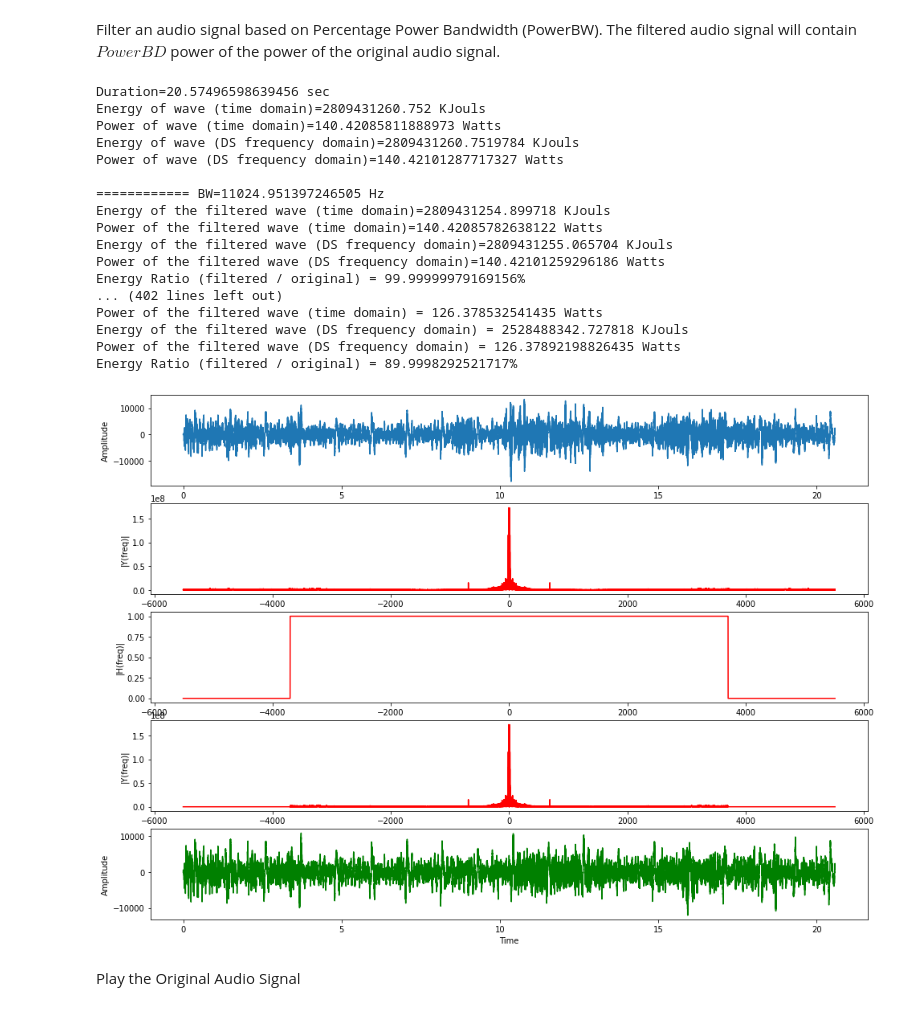
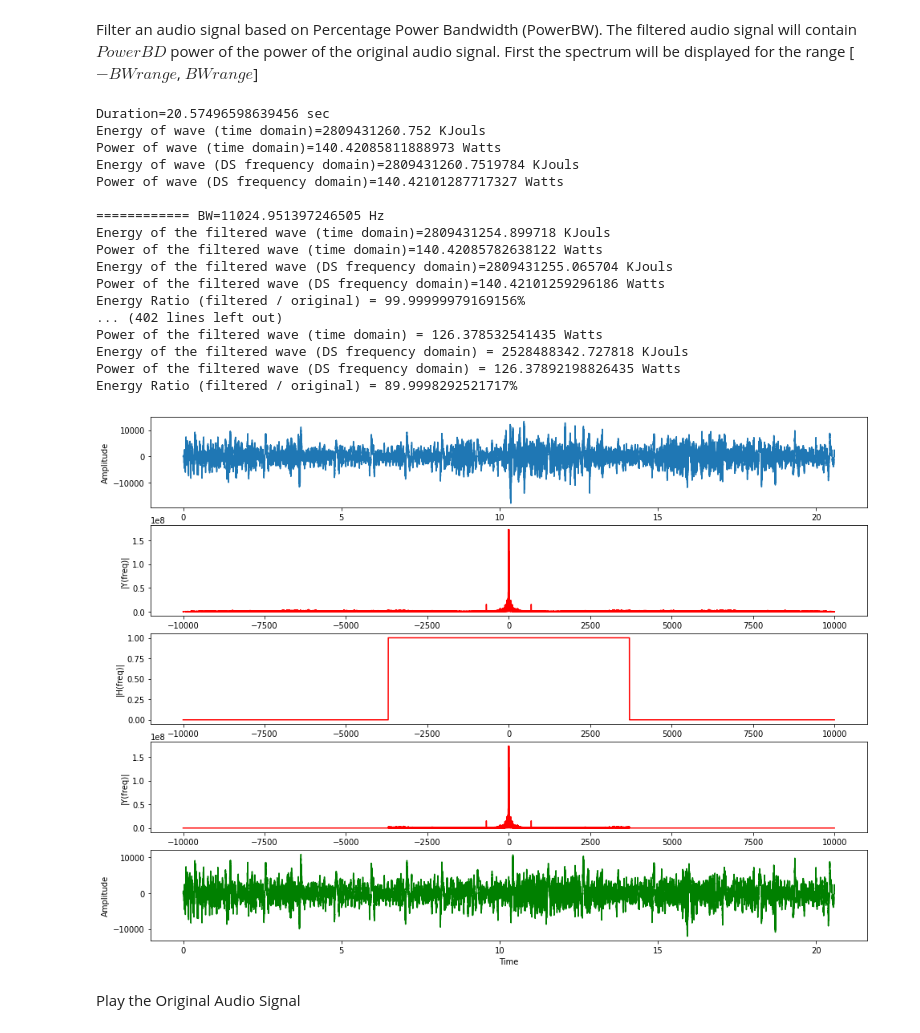
Before and after one commit to mkjubran/ENEE3309-2-2022, a Jupyter notebook: FilterAudioSignal_PercentagePowerBandwidth.ipynb, the cells around one changed output. Saved outputs shown, nothing was run; the diff lists cells and outputs as text; code cells hidden in the pictures.

```diff
--- a/FilterAudioSignal_PercentagePowerBandwidth.ipynb
+++ b/FilterAudioSignal_PercentagePowerBandwidth.ipynb
@@ -13,5 +13,5 @@ Unpacking objects: 100% (23/23), done.
 # %% [markdown]
-Filter an audio signal based on Percentage Power Bandwidth (PowerBW). The filtered audio signal will contain $PowerBD$ power of the power of the original audio signal.
+Filter an audio signal based on Percentage Power Bandwidth (PowerBW). The filtered audio signal will contain $PowerBD$ power of the power of the original audio signal. First the spectrum will be displayed for the range [$−𝐵𝑊𝑟𝑎𝑛𝑔𝑒$, $𝐵𝑊𝑟𝑎𝑛𝑔𝑒$]
 # %%
 import matplotlib.pyplot as plt
 import numpy as np
@@ -27,12 +27,13 @@ from scipy.io import wavfile
 filenameWave='/content/ENEE3309-2-2022/SunnyDay.wav'
 filenameWavefiltered='./Filtered.wav'
 filenameWavewithoutfilter='./Withoutfilter.wav'
+PowerBW=0.9
 
-PowerBW=0.9
+BWrange=10000 # for view purposes
+################################################
+
 write=1
 read=1
-################################################
-
 rate, data = wavfile.read(filenameWave)
 #pdb.set_trace()
 if len(data.shape) > 1:
@@ -82,6 +83,17 @@ yinv= np.fft.ifft(Y).real # ifft computing and normalization
 Y_DS=np.roll(Y,int(n/2))
 Y_SS = Y[range(int(n/2))]
 
+fcenIndex = (np.abs(frq_DS)).argmin()
+RangeIndex = (np.abs(frq_DS-BWrange)).argmin() - fcenIndex
+
+RangeIndexMin = fcenIndex-RangeIndex
+if RangeIndexMin < 0:
+  RangeIndexMin = 0
+
+RangeIndexMax = fcenIndex+RangeIndex
+if RangeIndexMax > len(frq_DS)-1:
+  RangeIndexMax = len(frq_DS)-1
+
 fig, ax = plt.subplots(5, 1,  figsize=(16, 12))
 ax[0].plot(t,y)
 ax[0].set_xlabel('Time')
@@ -89,7 +101,7 @@ ax[0].set_ylabel('Amplitude')
 #ax[1].plot(frq_SS,abs(Y_SS),'r') # plotting the spectrum
 #ax[1].set_xlabel('Freq (Hz)')
 #ax[1].set_ylabel('|Y(freq)|')
-ax[1].plot(frq_DS[int(n/4):3*int(n/4)],abs(Y_DS[int(n/4):3*int(n/4)]),'r') # plotting the spectrum
+ax[1].plot(frq_DS[RangeIndexMin:RangeIndexMax],abs(Y_DS[RangeIndexMin:RangeIndexMax]),'r') # plotting the spectrum
 ax[1].set_xlabel('Freq (Hz)')
 ax[1].set_ylabel('|Y(freq)|')
 #ax[3].plot(t,yinv,'g') # plotting the spectrum
@@ -155,10 +167,10 @@ while (abs(Bold - B) > 0) and B > 1:
 
 wavfile.write(filenameWavefiltered, rate, yinv_int)
 
-ax[2].plot(frq_DS[int(n/4):3*int(n/4)],abs(Mask_DS[int(n/4):3*int(n/4)]),'r') # plotting the spectrum
+ax[2].plot(frq_DS[RangeIndexMin:RangeIndexMax],abs(Mask_DS[RangeIndexMin:RangeIndexMax]),'r') # plotting the spectrum
 ax[2].set_xlabel('Freq (Hz)')
 ax[2].set_ylabel('|H(freq)|')
-ax[3].plot(frq_DS[int(n/4):3*int(n/4)],abs(Yf_DS[int(n/4):3*int(n/4)]),'r') # plotting the spectrum
+ax[3].plot(frq_DS[RangeIndexMin:RangeIndexMax],abs(Yf_DS[RangeIndexMin:RangeIndexMax]),'r') # plotting the spectrum
 ax[3].set_xlabel('Freq (Hz)')
 ax[3].set_ylabel('|Y(freq)|')
 ax[4].plot(t,yinv,'g') # plotting the spectrum
@@ -179,34 +191,34 @@ print('Duration = {} sec'.format(len(y)*Ts))
 print('Energy of wave (time domain) = {} KJouls'.format(Energy_time/1000))
 print('Power of wave (time domain) = {} Watts'.format(Power_time))
 print('Energy of wave (DS frequency domain) = {} KJouls'.format(Energy_freq_DS/1000))
 print('Power of wave (DS frequency domain) = {} Watts'.format(Power_freq_DS))
 print('Bandiwdth of filtered wave = {} KHz'.format(float(B)/1000))
 print('Energy of the filtered wave (time domain) = {} KJouls'.format(Energy_time_filtered/1000))
 print('Power of the filtered wave (time domain) = {} Watts'.format(Power_time_filtered))
 print('Energy of the filtered wave (DS frequency domain) = {} KJouls'.format(Energy_freq_DS_filtered/1000))
 print('Power of the filtered wave (DS frequency domain) = {} Watts'.format(Power_freq_DS_filtered))
 print('Energy Ratio (filtered / original) = {}%'.format(((Energy_time_filtered/Energy_time))*100))
 
 plt.show()
 # %% [output]
 Duration=20.57496598639456 sec
 Energy of wave (time domain)=2809431260.752 KJouls
 Power of wave (time domain)=140.42085811888973 Watts
 Energy of wave (DS frequency domain)=2809431260.7519784 KJouls
 Power of wave (DS frequency domain)=140.42101287717327 Watts
 
 ============ BW=11024.951397246505 Hz
 Energy of the filtered wave (time domain)=2809431254.899718 KJouls
 Power of the filtered wave (time domain)=140.42085782638122 Watts
 Energy of the filtered wave (DS frequency domain)=2809431255.065704 KJouls
 Power of the filtered wave (DS frequency domain)=140.42101259296186 Watts
 Energy Ratio (filtered / original) = 99.99999979169156%
 ... (402 lines left out)
 Power of the filtered wave (time domain) = 126.378532541435 Watts
 Energy of the filtered wave (DS frequency domain) = 2528488342.727818 KJouls
 Power of the filtered wave (DS frequency domain) = 126.37892198826435 Watts
 Energy Ratio (filtered / original) = 89.9998292521717%
-[figure, old version]
+[figure, new version]
 # %% [markdown]
 Play the Original Audio Signal
 # %%
```
Also changed, not shown: parts of 1 cell of this notebook.
